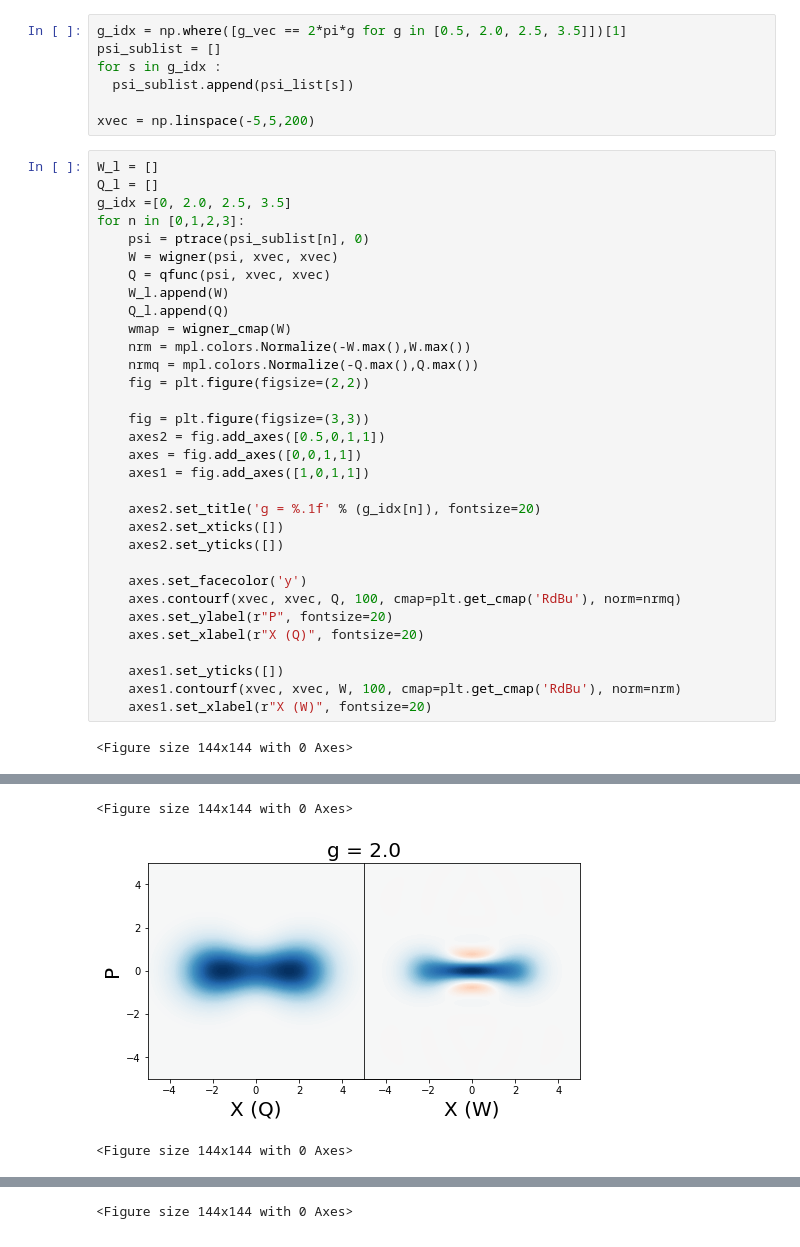
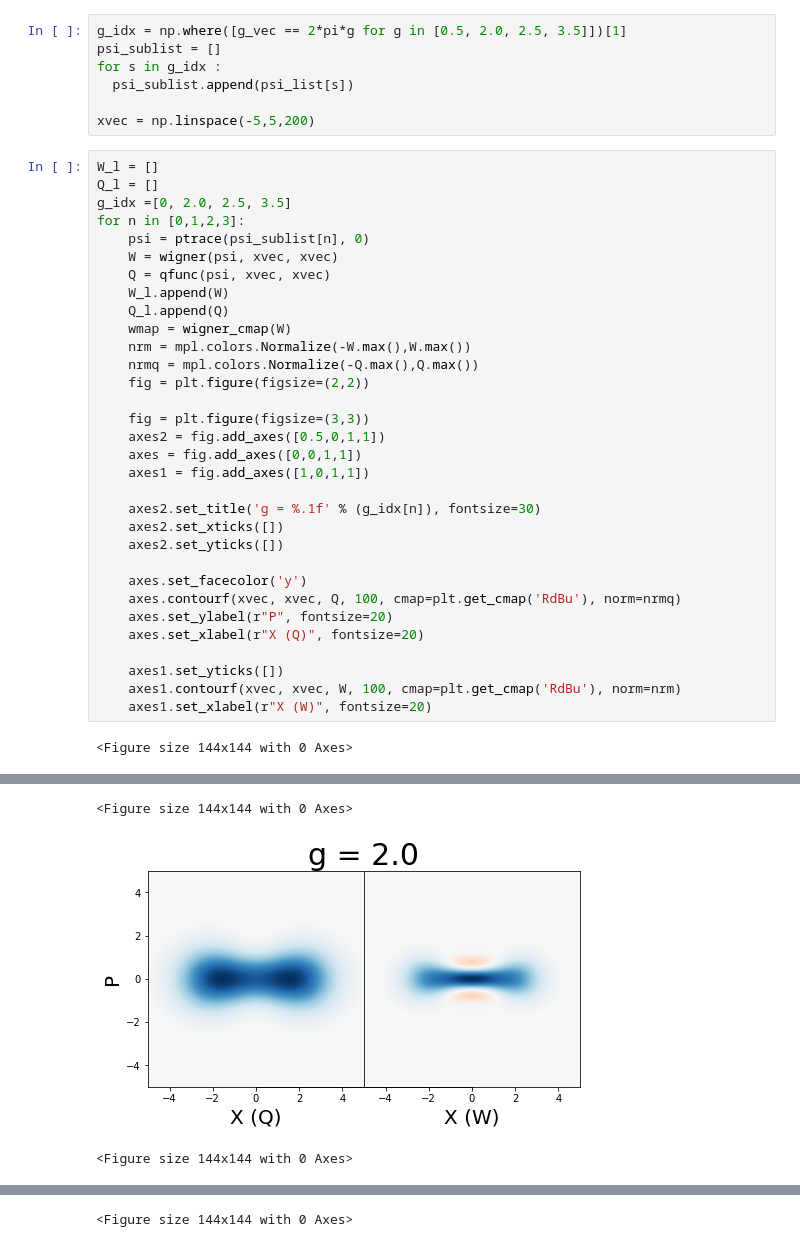
Before and after one commit to mukhamadazistholib/QubitOsc, a Jupyter notebook: theCat_ness.ipynb, the cells around one changed output, grey strips where cells are left out. Cells and saved outputs as stored; diff of their text form.

```diff
--- a/theCat_ness.ipynb
+++ b/theCat_ness.ipynb
@@ -86,7 +86,7 @@ for n in [0,1,2,3]:
     axes = fig.add_axes([0,0,1,1])
     axes1 = fig.add_axes([1,0,1,1])
 
-    axes2.set_title('g = %.1f' % (g_idx[n]), fontsize=20)
+    axes2.set_title('g = %.1f' % (g_idx[n]), fontsize=30)
     axes2.set_xticks([])
     axes2.set_yticks([])
 
@@ -104,3 +104,3 @@ for n in [0,1,2,3]:
 <Figure size 144x144 with 0 Axes>
-[figure, old version]
+[figure, new version]
 <Figure size 144x144 with 0 Axes>
```
Also changed, not shown: parts of 2 cells of this notebook, 2 other files.
